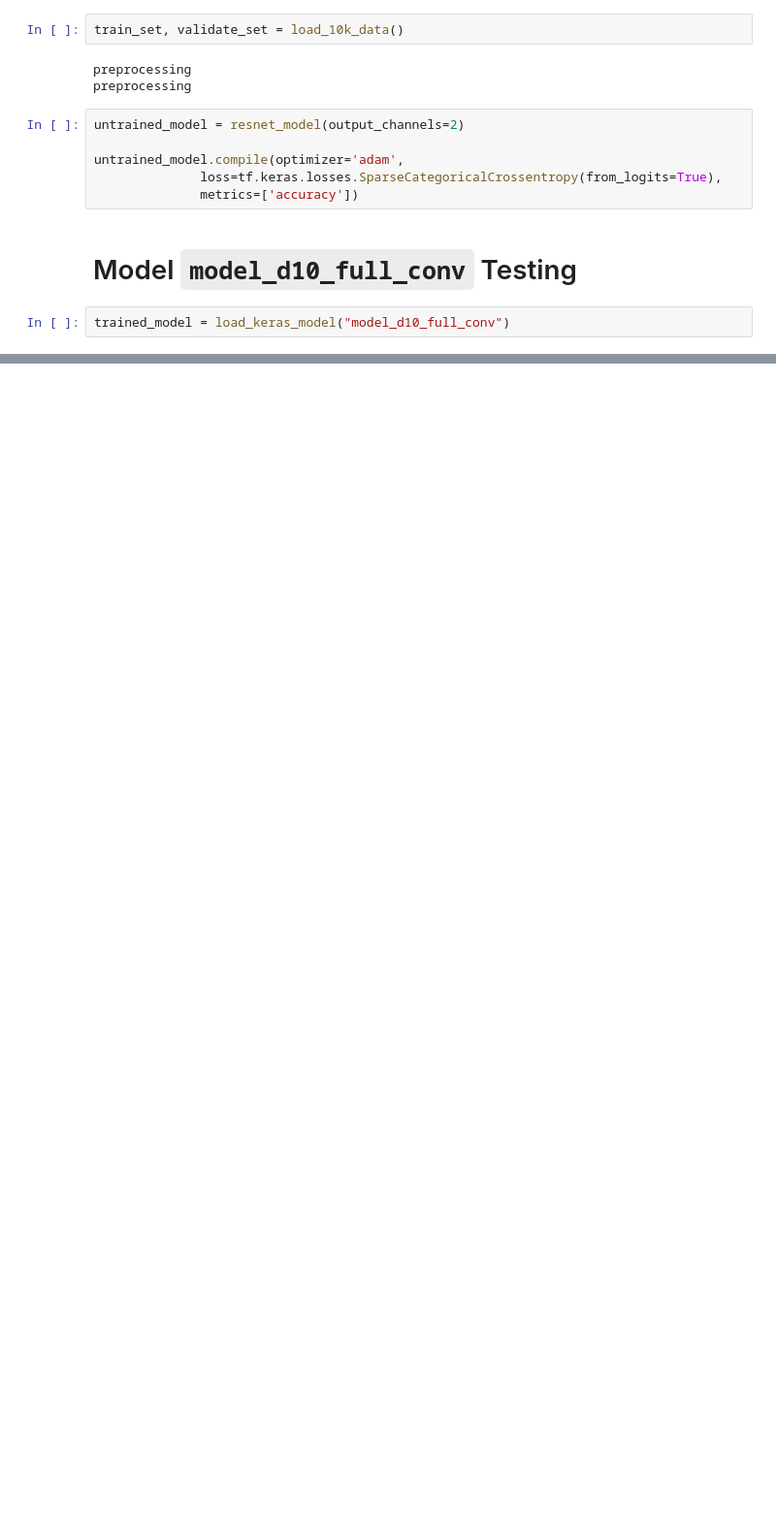
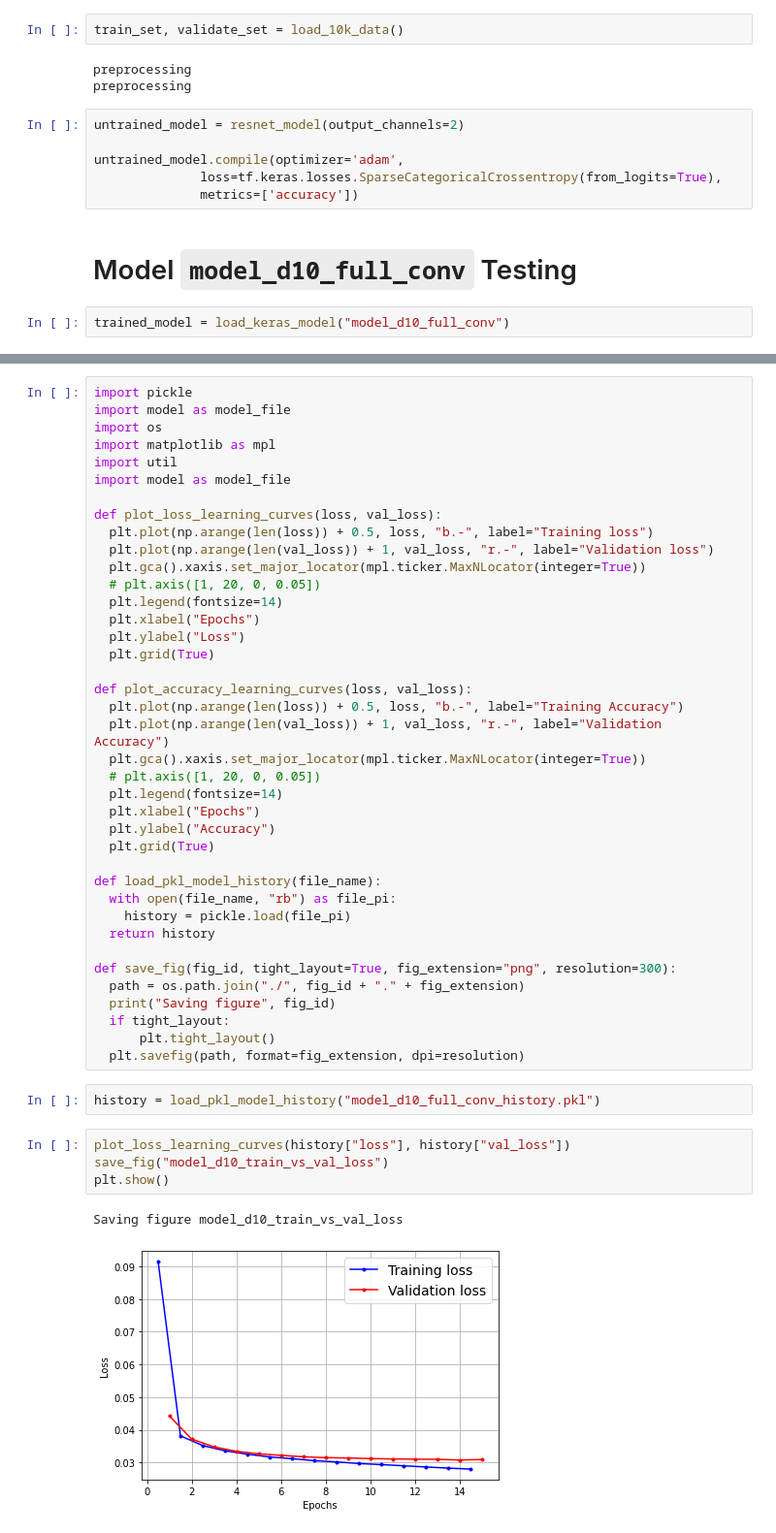
Before and after one commit to davidjperez00/ClosedAI, a Jupyter notebook: 10k_run/testing_architecture2.ipynb, the cells around one changed output, grey strips where cells are left out. Shown at 97% size. Cells and saved outputs as stored; diff of their text form; blank space fills up the shorter version.

```diff
--- a/10k_run/testing_architecture2.ipynb
+++ b/10k_run/testing_architecture2.ipynb
@@ -261,0 +299,48 @@ tf.keras.utils.plot_model(trained_model, show_shapes=True)
+# %%
+import pickle
+import model as model_file
+import os
+import matplotlib as mpl
+import util
+import model as model_file
+
+def plot_loss_learning_curves(loss, val_loss):
+  plt.plot(np.arange(len(loss)) + 0.5, loss, "b.-", label="Training loss")
+  plt.plot(np.arange(len(val_loss)) + 1, val_loss, "r.-", label="Validation loss")
+  plt.gca().xaxis.set_major_locator(mpl.ticker.MaxNLocator(integer=True))
+  # plt.axis([1, 20, 0, 0.05])
+  plt.legend(fontsize=14)
+  plt.xlabel("Epochs")
+  plt.ylabel("Loss")
+  plt.grid(True)
+
+def plot_accuracy_learning_curves(loss, val_loss):
+  plt.plot(np.arange(len(loss)) + 0.5, loss, "b.-", label="Training Accuracy")
+  plt.plot(np.arange(len(val_loss)) + 1, val_loss, "r.-", label="Validation Accuracy")
+  plt.gca().xaxis.set_major_locator(mpl.ticker.MaxNLocator(integer=True))
+  # plt.axis([1, 20, 0, 0.05])
+  plt.legend(fontsize=14)
+  plt.xlabel("Epochs")
+  plt.ylabel("Accuracy")
+  plt.grid(True)
+
+def load_pkl_model_history(file_name):
+  with open(file_name, "rb") as file_pi:
+    history = pickle.load(file_pi)
+  return history
+
+def save_fig(fig_id, tight_layout=True, fig_extension="png", resolution=300):
+  path = os.path.join("./", fig_id + "." + fig_extension)
+  print("Saving figure", fig_id)
+  if tight_layout:
+      plt.tight_layout()
+  plt.savefig(path, format=fig_extension, dpi=resolution)
+# %%
+history = load_pkl_model_history("model_d10_full_conv_history.pkl")
+# %%
+plot_loss_learning_curves(history["loss"], history["val_loss"])
+save_fig("model_d10_train_vs_val_loss")
+plt.show()
+# %% [output]
+Saving figure model_d10_train_vs_val_loss
+[figure, added]
```
Also changed, not shown: parts of 8 cells of this notebook, 10 other files.
